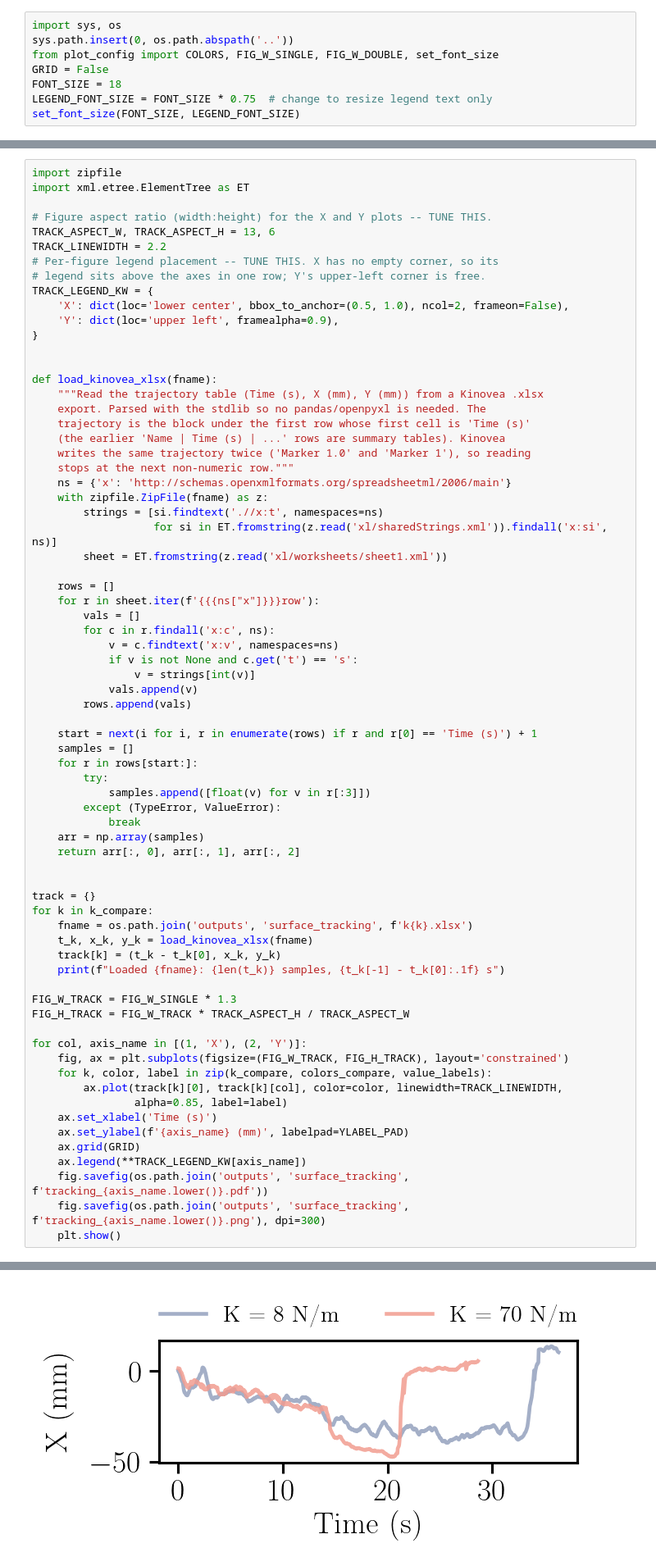
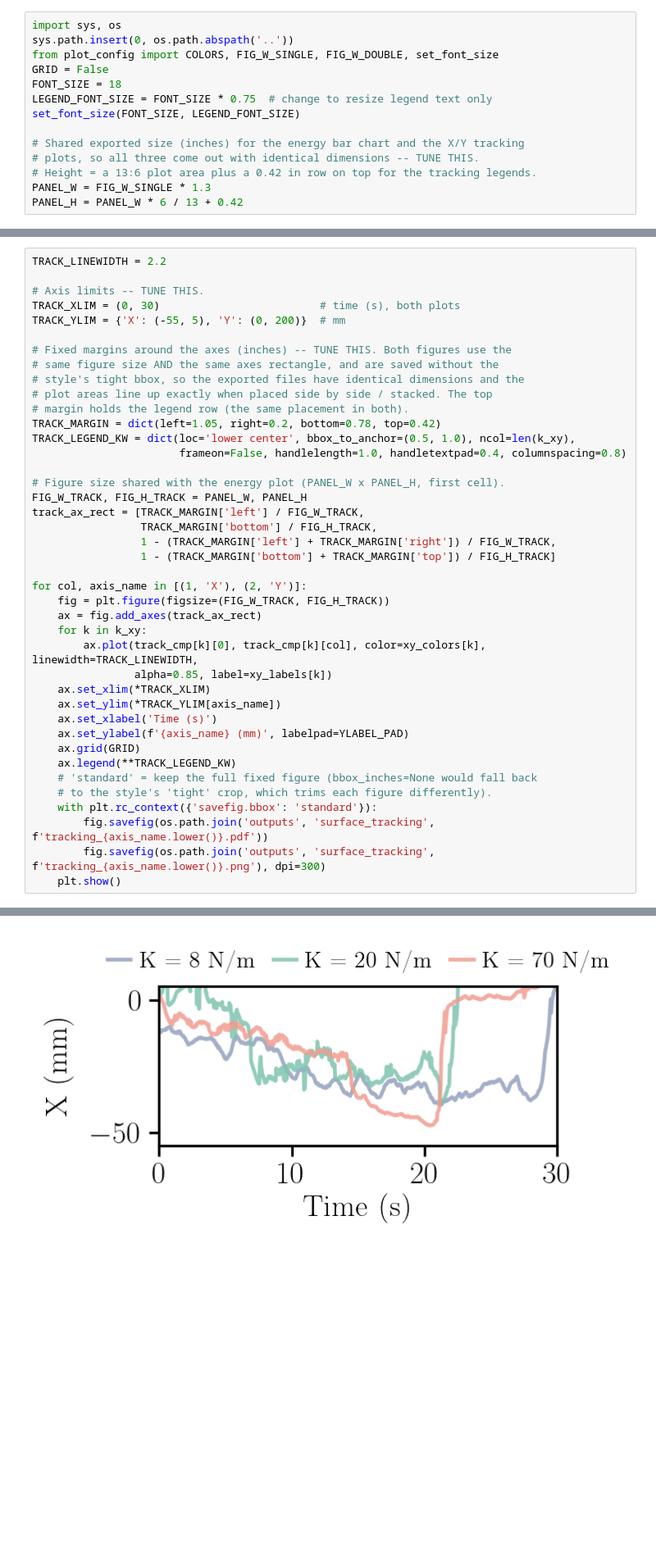
Before and after one commit to CREATE-Lab-EPFL/SoftVMC, a Jupyter notebook: ContactAndShaping/plot_surface_tracking.ipynb, the cells around one changed output, grey strips where cells are left out. Shown at 82% size. Cells and saved outputs as stored; diff of their text form; blank space fills up the shorter version.

```diff
--- a/ContactAndShaping/plot_surface_tracking.ipynb
+++ b/ContactAndShaping/plot_surface_tracking.ipynb
@@ -6,6 +6,12 @@ GRID = False
 FONT_SIZE = 18
 LEGEND_FONT_SIZE = FONT_SIZE * 0.75  # change to resize legend text only
 set_font_size(FONT_SIZE, LEGEND_FONT_SIZE)
+
+# Shared exported size (inches) for the energy bar chart and the X/Y tracking
+# plots, so all three come out with identical dimensions -- TUNE THIS.
+# Height = a 13:6 plot area plus a 0.42 in row on top for the tracking legends.
+PANEL_W = FIG_W_SINGLE * 1.3
+PANEL_H = PANEL_W * 6 / 13 + 0.42
 # %% [markdown]
 # Surface Tracking: Energy Consumption
 
@@ -93,72 +173,42 @@ and stiff runs. X and Y each get their own figure, with both stiffnesses overlai
 # %%
-import zipfile
-import xml.etree.ElementTree as ET
+TRACK_LINEWIDTH = 2.2
 
-# Figure aspect ratio (width:height) for the X and Y plots -- TUNE THIS.
-TRACK_ASPECT_W, TRACK_ASPECT_H = 13, 6
-TRACK_LINEWIDTH = 2.2
-# Per-figure legend placement -- TUNE THIS. X has no empty corner, so its
-# legend sits above the axes in one row; Y's upper-left corner is free.
-TRACK_LEGEND_KW = {
-    'X': dict(loc='lower center', bbox_to_anchor=(0.5, 1.0), ncol=2, frameon=False),
-    'Y': dict(loc='upper left', framealpha=0.9),
-}
+# Axis limits -- TUNE THIS.
+TRACK_XLIM = (0, 30)                         # time (s), both plots
+TRACK_YLIM = {'X': (-55, 5), 'Y': (0, 200)}  # mm
 
+# Fixed margins around the axes (inches) -- TUNE THIS. Both figures use the
+# same figure size AND the same axes rectangle, and are saved without the
+# style's tight bbox, so the exported files have identical dimensions and the
+# plot areas line up exactly when placed side by side / stacked. The top
+# margin holds the legend row (the same placement in both).
+TRACK_MARGIN = dict(left=1.05, right=0.2, bottom=0.78, top=0.42)
+TRACK_LEGEND_KW = dict(loc='lower center', bbox_to_anchor=(0.5, 1.0), ncol=len(k_xy),
+                       frameon=False, handlelength=1.0, handletextpad=0.4, columnspacing=0.8)
 
-def load_kinovea_xlsx(fname):
-    """Read the trajectory table (Time (s), X (mm), Y (mm)) from a Kinovea .xlsx
-    export. Parsed with the stdlib so no pandas/openpyxl is needed. The
-    trajectory is the block under the first row whose first cell is 'Time (s)'
-    (the earlier 'Name | Time (s) | ...' rows are summary tables). Kinovea
-    writes the same trajectory twice ('Marker 1.0' and 'Marker 1'), so reading
-    stops at the next non-numeric row."""
-    ns = {'x': 'http://schemas.openxmlformats.org/spreadsheetml/2006/main'}
-    with zipfile.ZipFile(fname) as z:
-        strings = [si.findtext('.//x:t', namespaces=ns)
-                   for si in ET.fromstring(z.read('xl/sharedStrings.xml')).findall('x:si', ns)]
-        sheet = ET.fromstring(z.read('xl/worksheets/sheet1.xml'))
-
-    rows = []
-    for r in sheet.iter(f'{{{ns["x"]}}}row'):
-        vals = []
-        for c in r.findall('x:c', ns):
-            v = c.findtext('x:v', namespaces=ns)
-            if v is not None and c.get('t') == 's':
-                v = strings[int(v)]
-            vals.append(v)
-        rows.append(vals)
-
-    start = next(i for i, r in enumerate(rows) if r and r[0] == 'Time (s)') + 1
-    samples = []
-    for r in rows[start:]:
-        try:
-            samples.append([float(v) for v in r[:3]])
-        except (TypeError, ValueError):
-            break
-    arr = np.array(samples)
-    return arr[:, 0], arr[:, 1], arr[:, 2]
-
-
-track = {}
-for k in k_compare:
-    fname = os.path.join('outputs', 'surface_tracking', f'k{k}.xlsx')
-    t_k, x_k, y_k = load_kinovea_xlsx(fname)
-    track[k] = (t_k - t_k[0], x_k, y_k)
-    print(f"Loaded {fname}: {len(t_k)} samples, {t_k[-1] - t_k[0]:.1f} s")
-
-FIG_W_TRACK = FIG_W_SINGLE * 1.3
-FIG_H_TRACK = FIG_W_TRACK * TRACK_ASPECT_H / TRACK_ASPECT_W
+# Figure size shared with the energy plot (PANEL_W x PANEL_H, first cell).
+FIG_W_TRACK, FIG_H_TRACK = PANEL_W, PANEL_H
+track_ax_rect = [TRACK_MARGIN['left'] / FIG_W_TRACK,
+                 TRACK_MARGIN['bottom'] / FIG_H_TRACK,
+                 1 - (TRACK_MARGIN['left'] + TRACK_MARGIN['right']) / FIG_W_TRACK,
+                 1 - (TRACK_MARGIN['bottom'] + TRACK_MARGIN['top']) / FIG_H_TRACK]
 
 for col, axis_name in [(1, 'X'), (2, 'Y')]:
-    fig, ax = plt.subplots(figsize=(FIG_W_TRACK, FIG_H_TRACK), layout='constrained')
-    for k, color, label in zip(k_compare, colors_compare, value_labels):
-        ax.plot(track[k][0], track[k][col], color=color, linewidth=TRACK_LINEWIDTH,
-                alpha=0.85, label=label)
+    fig = plt.figure(figsize=(FIG_W_TRACK, FIG_H_TRACK))
+    ax = fig.add_axes(track_ax_rect)
+    for k in k_xy:
+        ax.plot(track_cmp[k][0], track_cmp[k][col], color=xy_colors[k], linewidth=TRACK_LINEWIDTH,
+                alpha=0.85, label=xy_labels[k])
+    ax.set_xlim(*TRACK_XLIM)
+    ax.set_ylim(*TRACK_YLIM[axis_name])
     ax.set_xlabel('Time (s)')
     ax.set_ylabel(f'{axis_name} (mm)', labelpad=YLABEL_PAD)
     ax.grid(GRID)
-    ax.legend(**TRACK_LEGEND_KW[axis_name])
-    fig.savefig(os.path.join('outputs', 'surface_tracking', f'tracking_{axis_name.lower()}.pdf'))
-    fig.savefig(os.path.join('outputs', 'surface_tracking', f'tracking_{axis_name.lower()}.png'), dpi=300)
+    ax.legend(**TRACK_LEGEND_KW)
+    # 'standard' = keep the full fixed figure (bbox_inches=None would fall back
+    # to the style's 'tight' crop, which trims each figure differently).
+    with plt.rc_context({'savefig.bbox': 'standard'}):
+        fig.savefig(os.path.join('outputs', 'surface_tracking', f'tracking_{axis_name.lower()}.pdf'))
+        fig.savefig(os.path.join('outputs', 'surface_tracking', f'tracking_{axis_name.lower()}.png'), dpi=300)
     plt.show()
 # %% [output]
@@ -167 +215 @@ Loaded outputs\surface_tracking\k70.xlsx: 860 samples, 28.6 s
-[figure, old version]
+[figure, new version]
```
Also changed, not shown: parts of 7 cells of this notebook, 13 other files.
